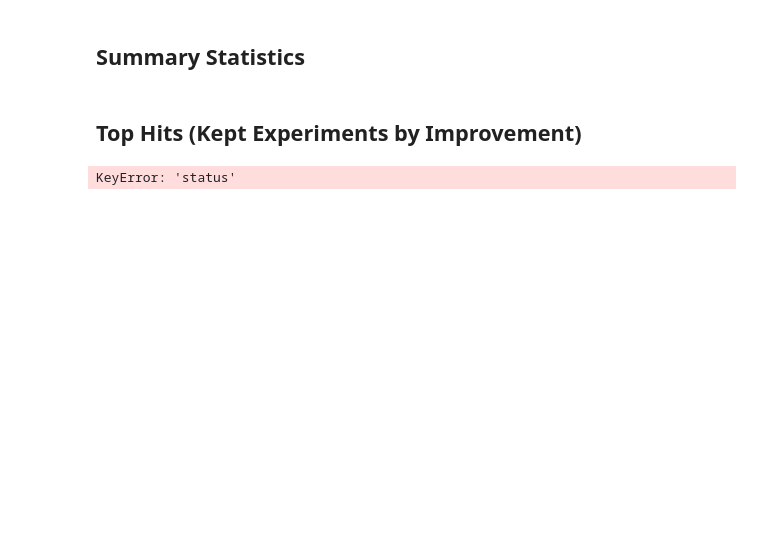
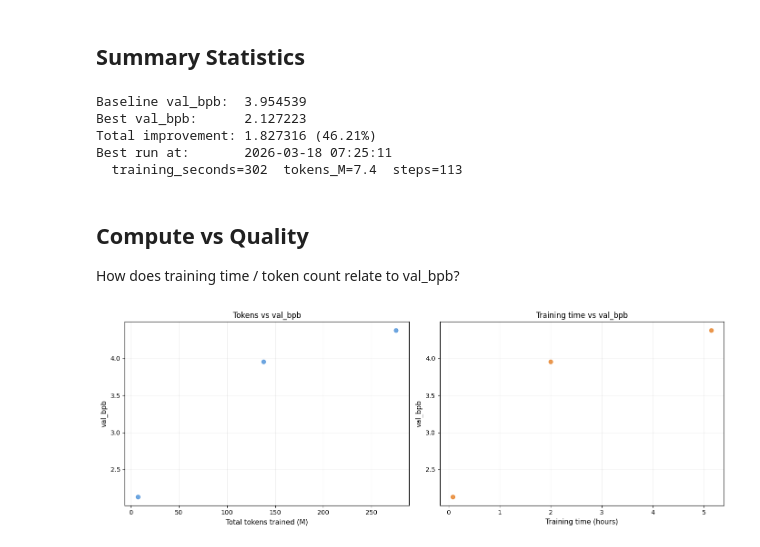
Before and after one commit to themaker00001/Auto_research, a Jupyter notebook: analysis.ipynb, the cells around one changed output. Saved outputs shown, nothing was run; the diff lists cells and outputs as text; code cells hidden in the pictures; blank space fills up the shorter version.

```diff
--- a/analysis.ipynb
+++ b/analysis.ipynb
@@ -111,44 +115,41 @@ NameError: name 'below' is not defined
 # %% [markdown]
 ## Summary Statistics
 # %%
-# Summary stats
-kept = df[df["status"] == "KEEP"].copy()
 baseline_bpb = df.iloc[0]["val_bpb"]
-best_bpb = kept["val_bpb"].min()
-best_row = kept.loc[kept["val_bpb"].idxmin()]
+best_bpb = df["val_bpb"].min()
+best_row = df.loc[df["val_bpb"].idxmin()]
 
 print(f"Baseline val_bpb:  {baseline_bpb:.6f}")
 print(f"Best val_bpb:      {best_bpb:.6f}")
 print(f"Total improvement: {baseline_bpb - best_bpb:.6f} ({(baseline_bpb - best_bpb) / baseline_bpb * 100:.2f}%)")
-print(f"Best experiment:   {best_row['description']}")
-print()
-
-# How many experiments to find each improvement
-print("Cumulative effort per improvement:")
-kept_sorted = kept.reset_index()
-for i, (_, row) in enumerate(kept_sorted.iterrows()):
-    desc = str(row["description"]).strip()
-    print(f"  Experiment #{row['index']:3d}: bpb={row['val_bpb']:.6f}  {desc}")
+print(f"Best run at:       {str(best_row['timestamp'])[:19]}")
+print(f"  training_seconds={best_row['training_seconds']:.0f}  tokens_M={best_row['total_tokens_M']:.1f}  steps={best_row['num_steps']:.0f}")
+# %% [output]
+Baseline val_bpb:  3.954539
+Best val_bpb:      2.127223
+Total improvement: 1.827316 (46.21%)
+Best run at:       2026-03-18 07:25:11
+  training_seconds=302  tokens_M=7.4  steps=113
 # %% [markdown]
-## Top Hits (Kept Experiments by Improvement)
+## Compute vs Quality
+
+How does training time / token count relate to val_bpb?
 # %%
-# Each kept experiment's delta is measured vs the previous kept experiment's bpb
-# (since experiments are cumulative -- each one builds on the last kept state)
-kept = df[df["status"] == "KEEP"].copy()
-kept["prev_bpb"] = kept["val_bpb"].shift(1)
-kept["delta"] = kept["prev_bpb"] - kept["val_bpb"]
+fig, axes = plt.subplots(1, 2, figsize=(14, 5))
 
-# Drop baseline (no delta)
-hits = kept.iloc[1:].copy()
+axes[0].scatter(df["total_tokens_M"], df["val_bpb"], c="#4a90d9", s=40, alpha=0.8)
+axes[0].set_xlabel("Total tokens trained (M)", fontsize=11)
+axes[0].set_ylabel("val_bpb", fontsize=11)
+axes[0].set_title("Tokens vs val_bpb", fontsize=12)
+axes[0].grid(True, alpha=0.2)
 
-# Sort by delta improvement (biggest first)
-hits = hits.sort_values("delta", ascending=False)
+axes[1].scatter(df["training_seconds"] / 3600, df["val_bpb"], c="#e67e22", s=40, alpha=0.8)
+axes[1].set_xlabel("Training time (hours)", fontsize=11)
+axes[1].set_ylabel("val_bpb", fontsize=11)
+axes[1].set_title("Training time vs val_bpb", fontsize=12)
+axes[1].grid(True, alpha=0.2)
 
-print(f"{'Rank':>4}  {'Delta':>8}  {'BPB':>10}  Description")
-print("-" * 80)
-for rank, (_, row) in enumerate(hits.iterrows(), 1):
-    print(f"{rank:4d}  {row['delta']:+.6f}  {row['val_bpb']:.6f}  {row['description']}")
-
-print(f"\n{'':>4}  {hits['delta'].sum():+.6f}  {'':>10}  TOTAL improvement over baseline")
+plt.tight_layout()
+plt.show()
 # %% [output]
-KeyError: 'status'
+[figure, added]
```
Also changed, not shown: parts of 6 cells of this notebook, 1 other file.
